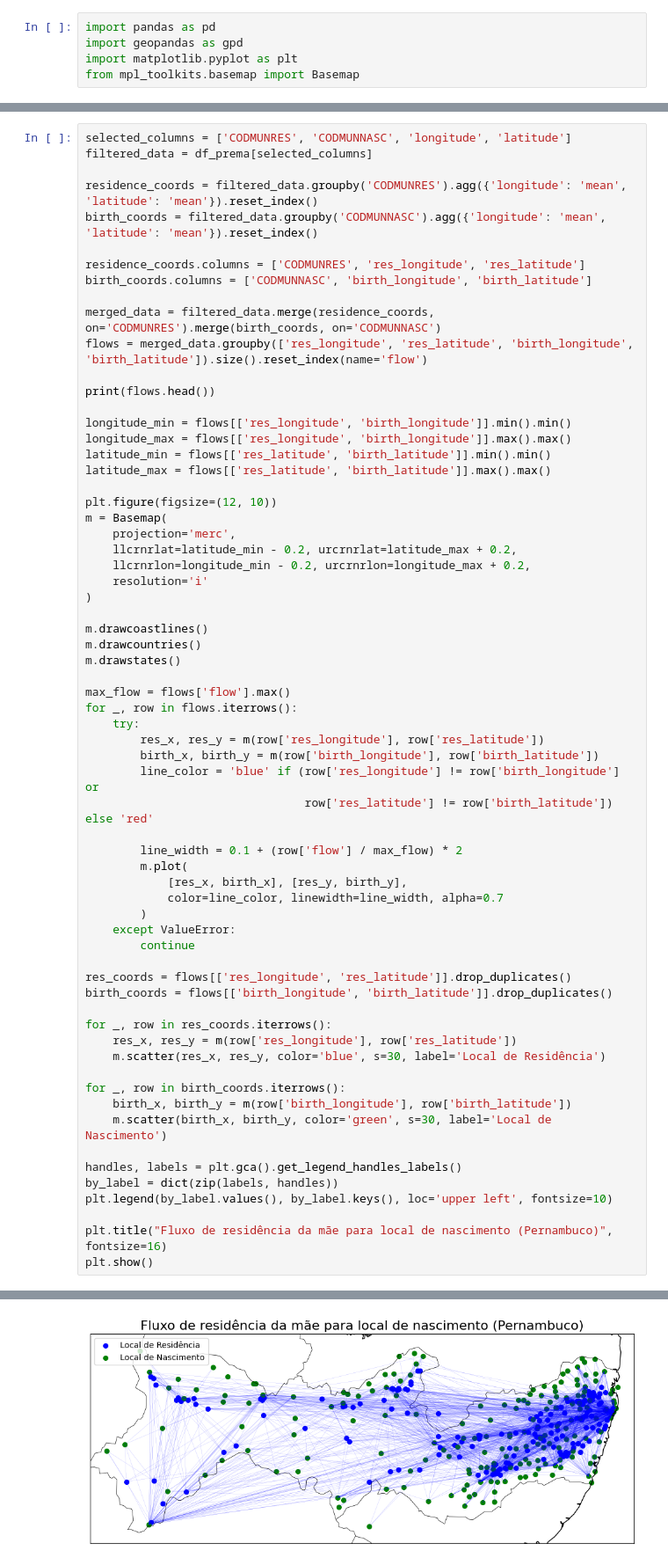
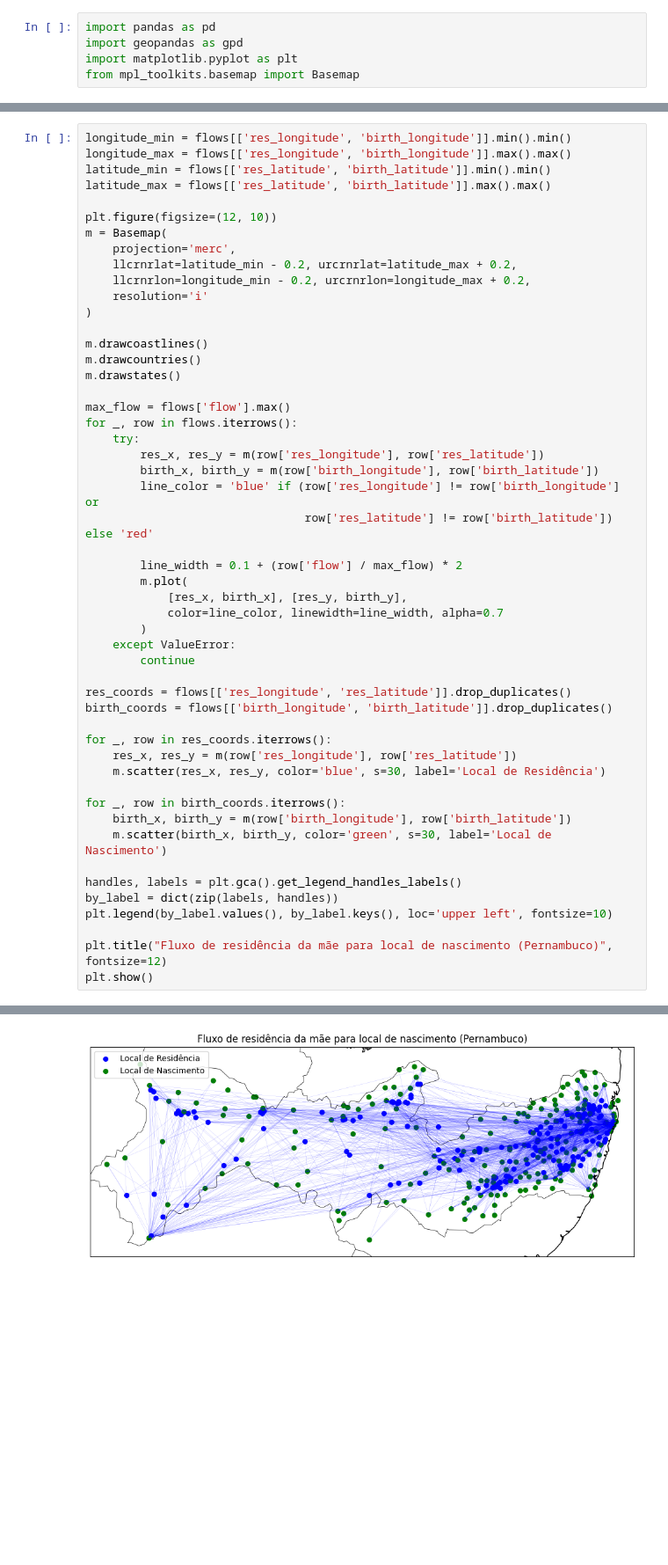
Before and after one commit to AzuraLV/Colabs, a Jupyter notebook: SCIENCE_NETWORK/mapas/map.ipynb, the cells around one changed output, grey strips where cells are left out. Shown at 88% size. Cells and saved outputs as stored; diff of their text form; blank space fills up the shorter version.

```diff
--- a/SCIENCE_NETWORK/mapas/map.ipynb
+++ b/SCIENCE_NETWORK/mapas/map.ipynb
@@ -306,18 +327,4 @@ from mpl_toolkits.basemap import Basemap
 # %%
-selected_columns = ['CODMUNRES', 'CODMUNNASC', 'longitude', 'latitude']
-filtered_data = df_prema[selected_columns]
-
-residence_coords = filtered_data.groupby('CODMUNRES').agg({'longitude': 'mean', 'latitude': 'mean'}).reset_index()
-birth_coords = filtered_data.groupby('CODMUNNASC').agg({'longitude': 'mean', 'latitude': 'mean'}).reset_index()
-
-residence_coords.columns = ['CODMUNRES', 'res_longitude', 'res_latitude']
-birth_coords.columns = ['CODMUNNASC', 'birth_longitude', 'birth_latitude']
-
-merged_data = filtered_data.merge(residence_coords, on='CODMUNRES').merge(birth_coords, on='CODMUNNASC')
-flows = merged_data.groupby(['res_longitude', 'res_latitude', 'birth_longitude', 'birth_latitude']).size().reset_index(name='flow')
-
-print(flows.head())
-
 longitude_min = flows[['res_longitude', 'birth_longitude']].min().min()
 longitude_max = flows[['res_longitude', 'birth_longitude']].max().max()
 latitude_min = flows[['res_latitude', 'birth_latitude']].min().min()
@@ -366,6 +373,6 @@ handles, labels = plt.gca().get_legend_handles_labels()
 by_label = dict(zip(labels, handles))
 plt.legend(by_label.values(), by_label.keys(), loc='upper left', fontsize=10)
 
-plt.title("Fluxo de residência da mãe para local de nascimento (Pernambuco)", fontsize=16)
+plt.title("Fluxo de residência da mãe para local de nascimento (Pernambuco)", fontsize=12)
 plt.show()
 # %% [output]
@@ -378 +379 @@ plt.show()
-[figure, old version]
+[figure, new version]
```
Also changed, not shown: parts of 3 cells of this notebook.
